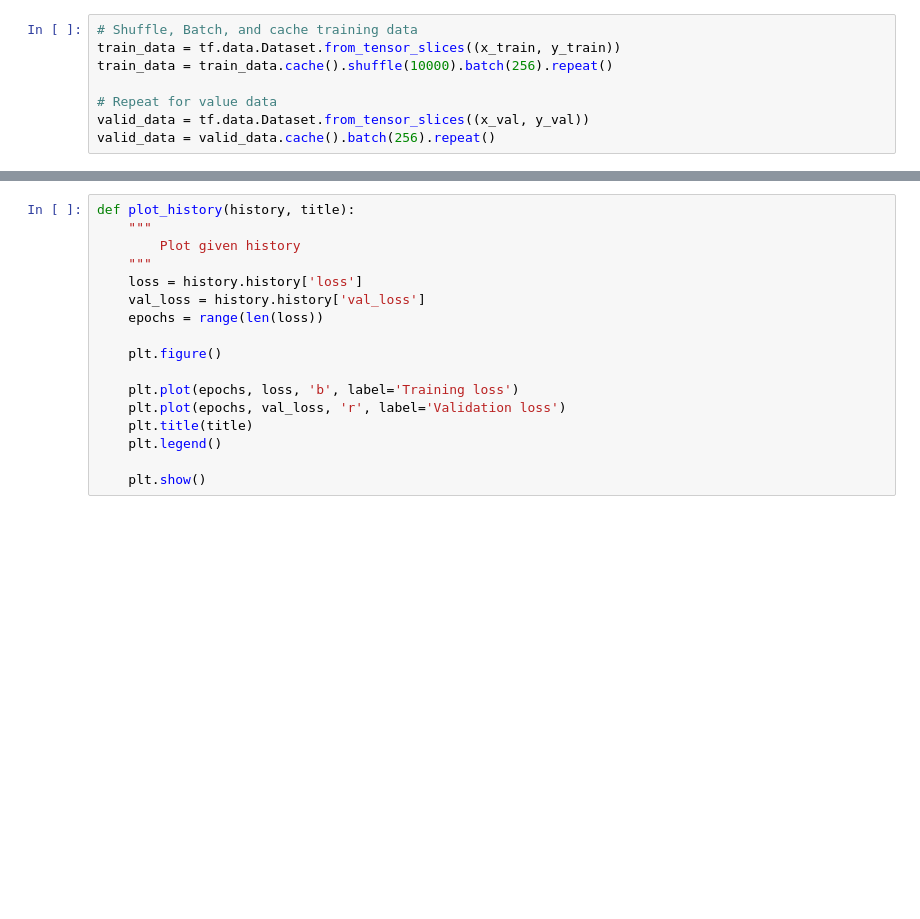
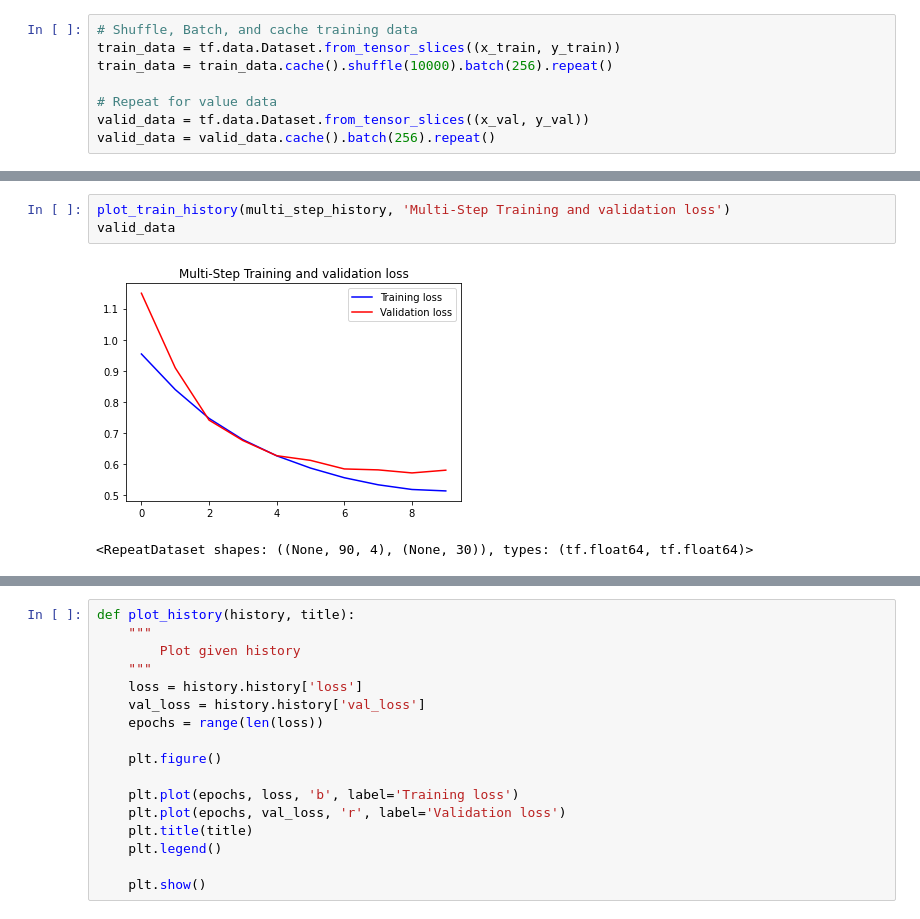
Before and after one commit to Matthew-Beliveau/Momentum-Trading-Testing-Bot, a Jupyter notebook: neural_network.ipynb, the cells around one changed output, grey strips where cells are left out. Saved outputs shown, nothing was run; the diff lists cells and outputs as text; blank space fills up the shorter version.

```diff
--- a/neural_network.ipynb
+++ b/neural_network.ipynb
@@ -107,2 +106,8 @@ plot_history(step_hist,
+# %%
+plot_train_history(multi_step_history, 'Multi-Step Training and validation loss')
+valid_data
+# %% [output]
+[figure, added]
+<RepeatDataset shapes: ((None, 90, 4), (None, 30)), types: (tf.float64, tf.float64)>
 # %%
 for x, y in valid_data.take(4):
```
Also changed, not shown: parts of 10 cells of this notebook.
